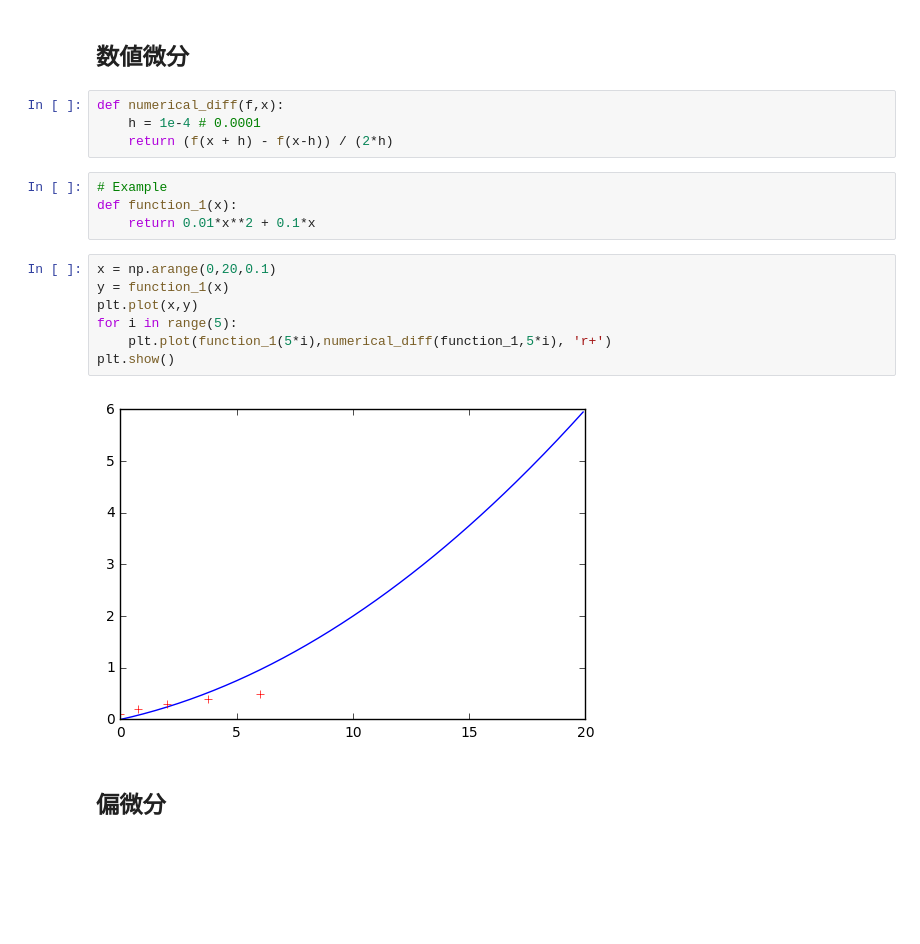
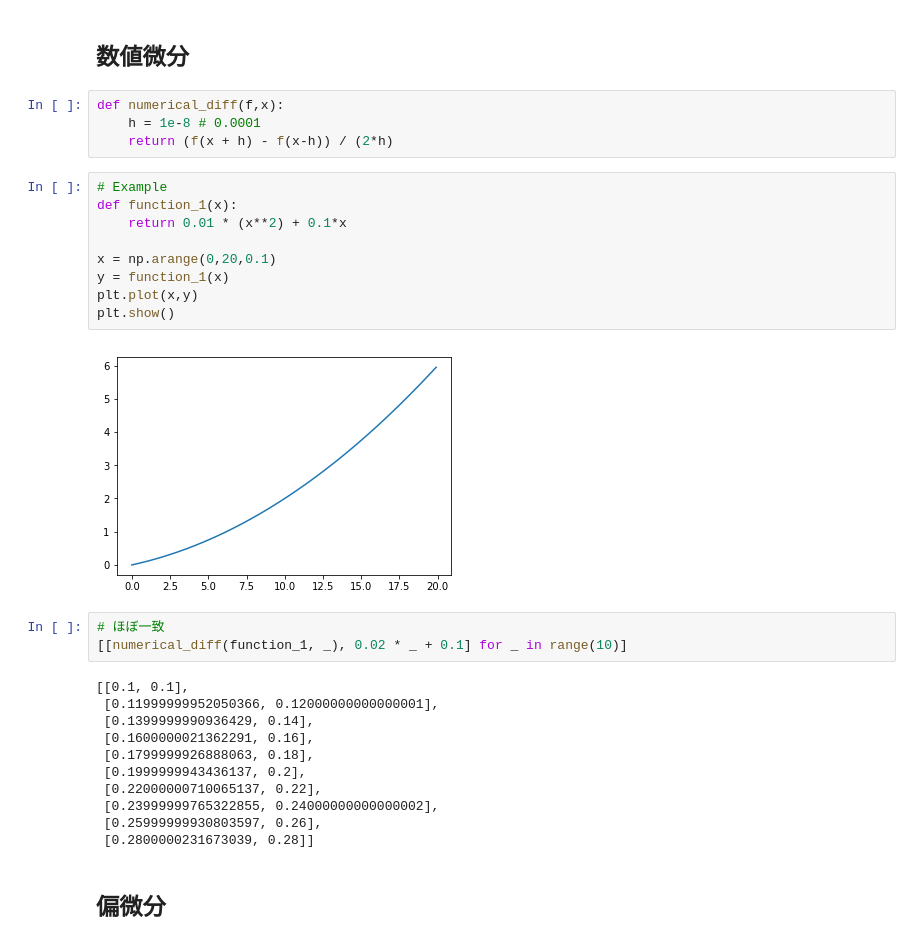
Before and after one commit to PythonBeginners/Meetup010_3_Learning_Scratch_of_DL, a Jupyter notebook: LearningScratchofDLChap4.ipynb, the cells around one changed output. Saved outputs shown, nothing was run; the diff lists cells and outputs as text; blank space fills up the shorter version.

```diff
--- a/LearningScratchofDLChap4.ipynb
+++ b/LearningScratchofDLChap4.ipynb
@@ -114,21 +116,33 @@ plt.show()
 ## 数値微分
 # %%
 def numerical_diff(f,x):
-    h = 1e-4 # 0.0001
+    h = 1e-8 # 0.0001
     return (f(x + h) - f(x-h)) / (2*h)
 # %%
 # Example
 def function_1(x):
-    return 0.01*x**2 + 0.1*x
+    return 0.01 * (x**2) + 0.1*x
+
+x = np.arange(0,20,0.1)
+y = function_1(x)
+plt.plot(x,y)
+plt.show()
+# %% [output]
+[figure, added]
-# %%
-x = np.arange(0,20,0.1)
-y = function_1(x)
-plt.plot(x,y)
-for i in range(5):
-    plt.plot(function_1(5*i),numerical_diff(function_1,5*i), 'r+')
-plt.show()
-# %% [output]
-[figure, removed]
+# %%
+# ほぼ一致
+[[numerical_diff(function_1, _), 0.02 * _ + 0.1] for _ in range(10)]
+# %% [output]
+[[0.1, 0.1],
+ [0.11999999952050366, 0.12000000000000001],
+ [0.1399999990936429, 0.14],
+ [0.1600000021362291, 0.16],
+ [0.1799999926888063, 0.18],
+ [0.1999999943436137, 0.2],
+ [0.22000000710065137, 0.22],
+ [0.23999999765322855, 0.24000000000000002],
+ [0.25999999930803597, 0.26],
+ [0.2800000231673039, 0.28]]
 # %% [markdown]
 ## 偏微分
 # %%
```
Also changed, not shown: parts of 31 cells of this notebook.
